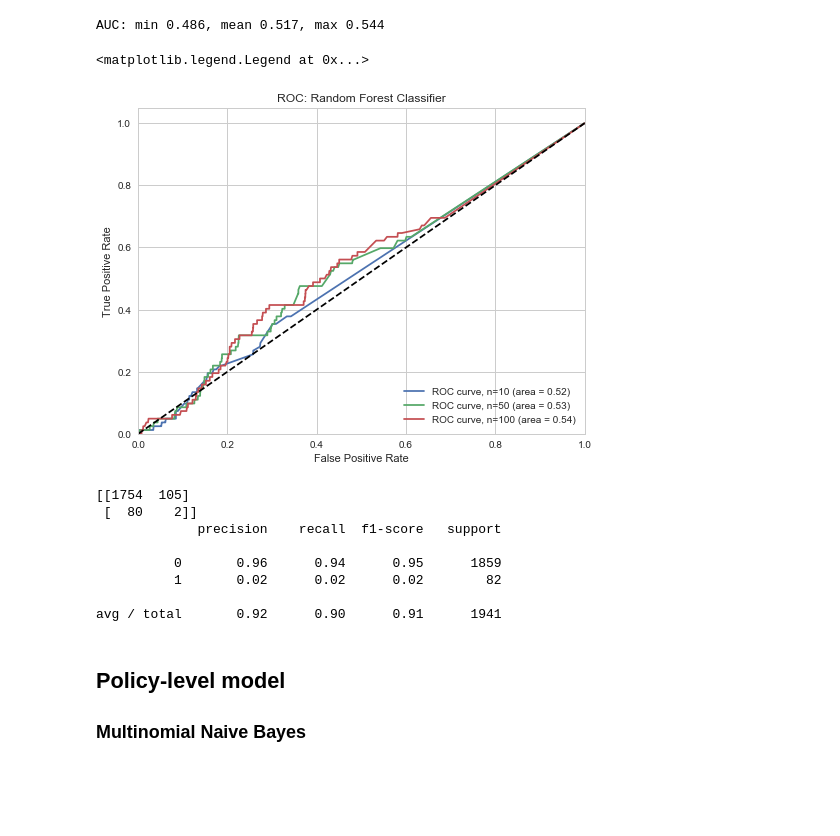
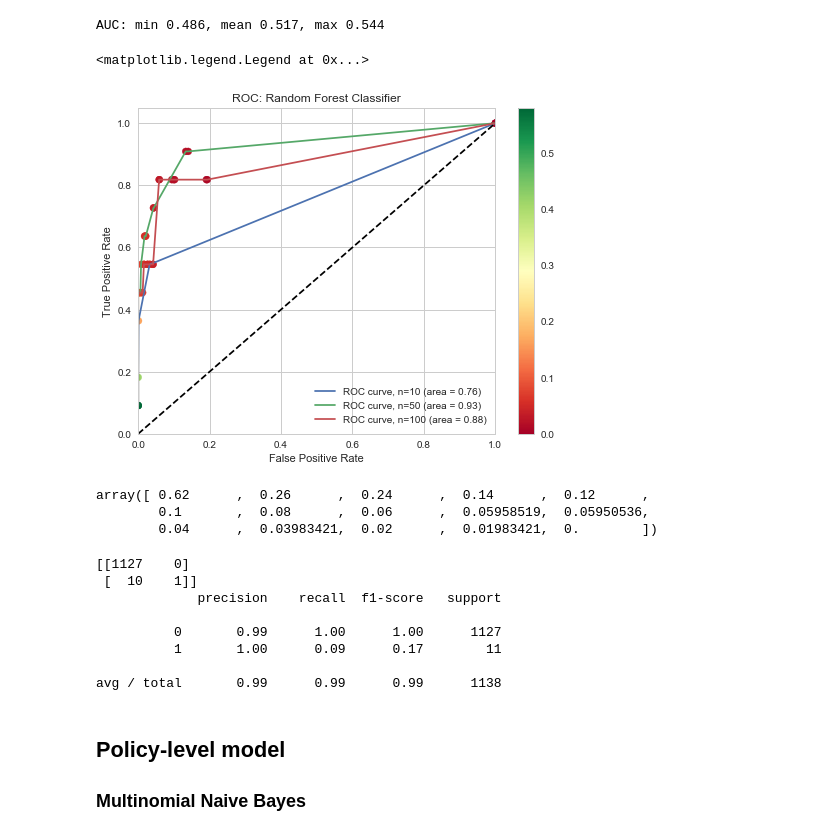
Before and after one commit to pmayostendorp/beforeiaccept, a Jupyter notebook: scripts/Data Retention Model Development.ipynb, the cells around one changed output. Saved outputs shown, nothing was run; the diff lists cells and outputs as text; code cells hidden in the pictures; blank space fills up the shorter version.

Commit message:
Fixes to duplicates issue and development of new random forest model.

```diff
--- a/scripts/Data Retention Model Development.ipynb
+++ b/scripts/Data Retention Model Development.ipynb
@@ -155,7 +155,7 @@ use person inform may use person inform
 # %%
 from nltk.probability import FreqDist
 # %%
-data_retention_segments = segments.merge(targets_segments,on=['Policy UID','segment_id'])
+data_retention_segments = segments.merge(targets_segments,on=['Policy UID','segment_id']).drop_duplicates()
 words = ' '.join(list(data_retention_segments[data_retention_segments['data_retention']==1]['segments'])).split()
 # %%
 f = FreqDist(words)
@@ -220,5 +220,5 @@ plt.legend(loc="lower right")
 # %%
-best = 0.1
+best = 0.01
 data_retention_NB_final = Pipeline([
     ('bow',CountVectorizer(ngram_range=(2,2))),
     ('tfidf',TfidfTransformer()),
@@ -254,7 +254,7 @@ with open('../pickles/data_retention_NB_segment.pkl','wb') as file:
 from sklearn.ensemble import RandomForestClassifier
 # %%
 #New pipeline
-data_encryption_RF_segment = Pipeline([
+data_retention_RF_segment = Pipeline([
     ('bow',CountVectorizer(ngram_range=(2,2))),
     ('tfidf',TfidfTransformer()),
     ('classifier',RandomForestClassifier(class_weight='balanced'))
@@ -273,6 +273,7 @@ AUC: min 0.486, mean 0.517, max 0.544
 n_estimators = [10,50,100]
 fpr = {}
 tpr = {}
+thresholds = {}
 roc_auc = {}
 
 for n in n_estimators:
@@ -282,28 +283,35 @@ for n in n_estimators:
 #         ('classifier',RandomForestClassifier(class_weight='balanced',n_estimators=n))
 #     ])
     params = {'classifier__n_estimators': n}
-    data_encryption_RF_segment.set_params(**params)
-    data_encryption_RF_segment.fit(segments_train, targets_train)
-    targets_prob = data_encryption_RF_segment.predict_proba(segments_test)
+    data_retention_RF_segment.set_params(**params)
+    data_retention_RF_segment.fit(segments_train, targets_train)
+    targets_prob = data_retention_RF_segment.predict_proba(segments_test)
     #preds = data_encryption_RF_segment.predict(segments_test)
-    fpr[n], tpr[n], __ = roc_curve(targets_test, targets_prob[:,1])
+    fpr[n], tpr[n], thresholds[n] = roc_curve(targets_test, targets_prob[:,1])
     roc_auc[n] = auc(fpr[n],tpr[n])
 # %%
 #Plotting out the ROC curve
 import matplotlib.pyplot as plt
 %matplotlib inline
 
 plt.figure(figsize=(8,6))
 for n in n_estimators:
     plt.plot(fpr[n], tpr[n], label='ROC curve, n=%s (area = %0.2f)' % (n,roc_auc[n]))
-
+    plt.scatter(fpr[n], tpr[n], c=thresholds[n], cmap='RdYlGn')
+plt.colorbar()
 plt.plot([0, 1], [0, 1], color='black', linestyle='--')
 plt.xlim([0.0, 1.0])
 plt.ylim([0.0, 1.05])
 plt.xlabel('False Positive Rate')
 plt.ylabel('True Positive Rate')
 plt.title('ROC: Random Forest Classifier')
 plt.legend(loc="lower right")
 # %% [output]
 <matplotlib.legend.Legend at 0x...>
-[figure, old version]
+[figure, new version]
+# %%
+thresholds[50]
+# %% [output]
+array([ 0.62      ,  0.26      ,  0.24      ,  0.14      ,  0.12      ,
+        0.1       ,  0.08      ,  0.06      ,  0.05958519,  0.05950536,
+        0.04      ,  0.03983421,  0.02      ,  0.01983421,  0.        ])
@@ -310,13 +328,13 @@ plt.legend(loc="lower right")
 # %%
 #Quick diagnostics
-print(confusion_matrix(targets_test,preds_segments))
-print(classification_report(targets_test,preds_segments))
+print(confusion_matrix(targets_test,preds))
+print(classification_report(targets_test,preds))
 # %% [output]
-[[1754  105]
- [  80    2]]
+[[1127    0]
+ [  10    1]]
              precision    recall  f1-score   support
 
-          0       0.96      0.94      0.95      1859
-          1       0.02      0.02      0.02        82
+          0       0.99      1.00      1.00      1127
+          1       1.00      0.09      0.17        11
 
-avg / total       0.92      0.90      0.91      1941
+avg / total       0.99      0.99      0.99      1138
```
Also changed, not shown: parts of 6 cells of this notebook, 1 other file.
